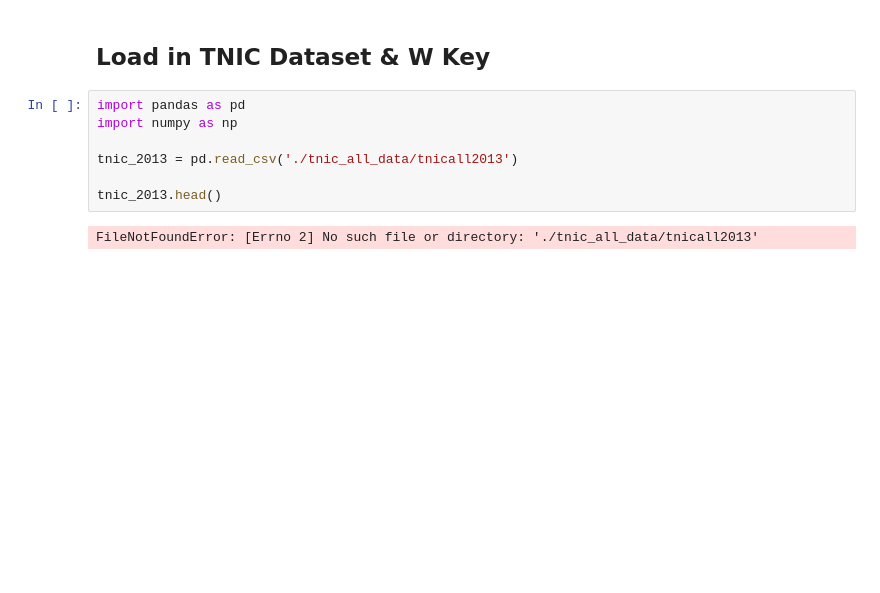
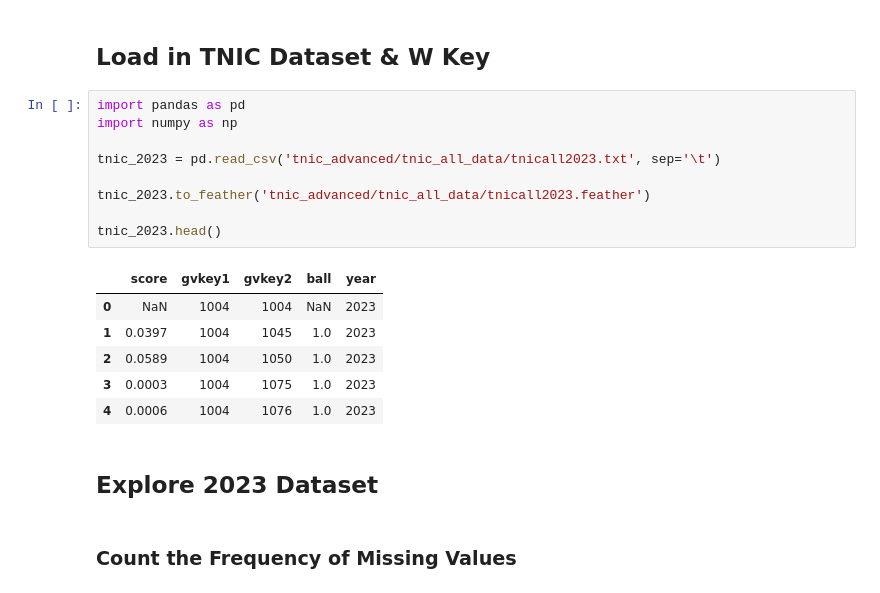
Before and after one commit to Ethan964/Textual_Analysis, a Jupyter notebook: tnic.ipynb, the cells around one changed output. Cells and saved outputs as stored; diff of their text form; blank space fills up the shorter version.

```diff
--- a/tnic.ipynb
+++ b/tnic.ipynb
@@ -5,9 +5,20 @@
 # %%
 import pandas as pd
 import numpy as np
 
-tnic_2013 = pd.read_csv('./tnic_all_data/tnicall2013')
+tnic_2023 = pd.read_csv('tnic_advanced/tnic_all_data/tnicall2023.txt', sep='\t')
 
-tnic_2013.head()
+tnic_2023.to_feather('tnic_advanced/tnic_all_data/tnicall2023.feather')
+
+tnic_2023.head()
 # %% [output]
-FileNotFoundError: [Errno 2] No such file or directory: './tnic_all_data/tnicall2013'
+|  | score | gvkey1 | gvkey2 | ball | year |
+| 0 | NaN | 1004 | 1004 | NaN | 2023 |
+| 1 | 0.0397 | 1004 | 1045 | 1.0 | 2023 |
+| 2 | 0.0589 | 1004 | 1050 | 1.0 | 2023 |
+| 3 | 0.0003 | 1004 | 1075 | 1.0 | 2023 |
+| 4 | 0.0006 | 1004 | 1076 | 1.0 | 2023 |
+# %% [markdown]
+## Explore 2023 Dataset
+# %% [markdown]
+### Count the Frequency of Missing Values
```
Also changed, not shown: parts of 4 cells of this notebook.
